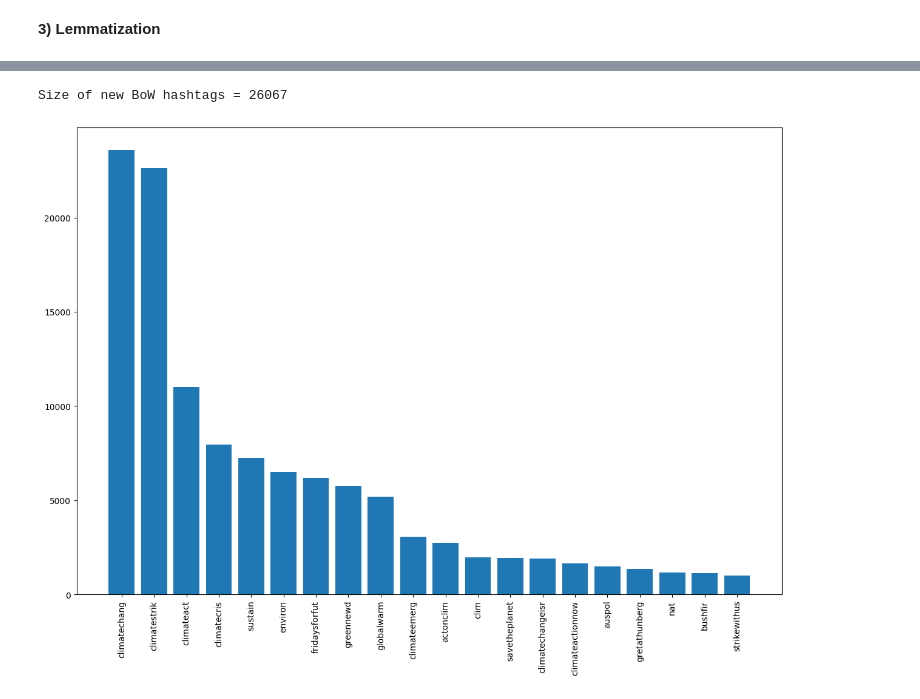
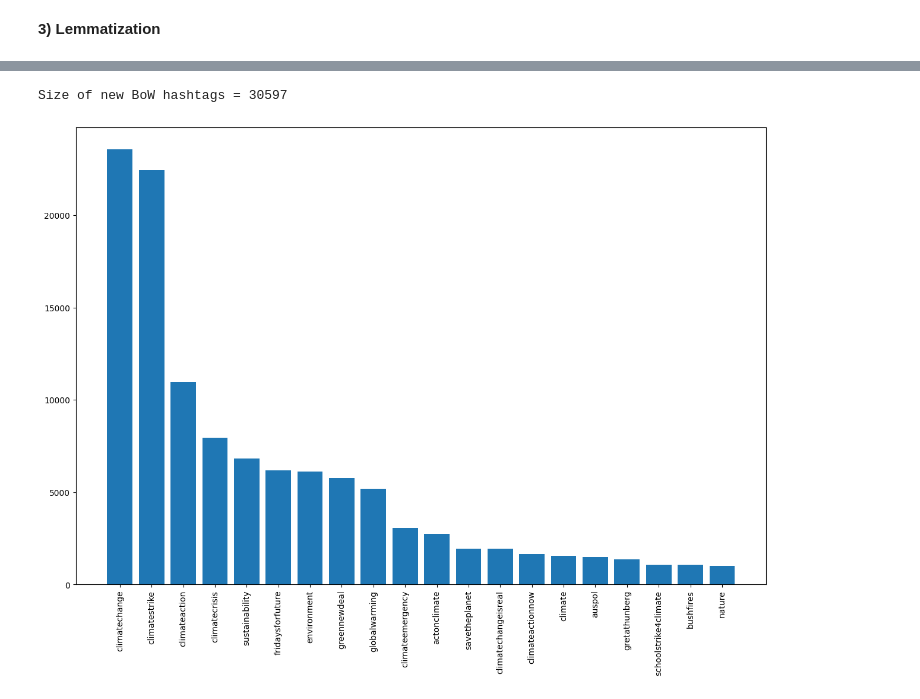
Before and after one commit to maestria-ds-eafit/Trabajo2_almdatos, a Jupyter notebook: text_preparation_pynltk.ipynb, the cells around one changed output, grey strips where cells are left out. Saved outputs shown, nothing was run; the diff lists cells and outputs as text; code cells hidden in the pictures.

Commit message:
add Tweet

```diff
--- a/text_preparation_pynltk.ipynb
+++ b/text_preparation_pynltk.ipynb
@@ -71,3 +85,8 @@ df.head()
+# %%
+# Tokenize todo el contenido de 'text_tweet'
+all_tokens_text_tweet = []
+for t in df["tokens_text_tweet"]:
+    all_tokens_text_tweet.extend(t)
 # %%
 # Tokenize todo el contenido de 'text'
 all_tokens_text = []
@@ -78,6 +97,11 @@ for t in df["tokens_text"]:
 all_tokens_hashtags = []
 for t in df["tokes_hashtags"]:
     all_tokens_hashtags.extend(t)
+# %%
+# Tokenize todo el contenido de 'hashtags_tweet'
+all_tokens_hashtags_tweet = []
+for t in df["tokes_hashtags_tweet"]:
+    all_tokens_hashtags_tweet.extend(t)
 # %%
 print("all_tokens_text =", len(all_tokens_text))
 print("all_tokens_hashtags =", len(all_tokens_hashtags))
@@ -133,14 +193,17 @@ porter = PorterStemmer()
 lancaster = LancasterStemmer()
 
 # tokens_text = [porter.stem(w) for w in tokens_text]
-tokens_text = [lancaster.stem(w) for w in tokens_text]
+tokens_text = [lancaster.stem(w) for w in tokens_text_tweet]
 
 fdist = nltk.FreqDist(tokens_text)
 topwords = fdist.most_common(20)
-print("Size of new BoW text =", len(fdist))
+print("Size of new BoW text Stemming =", len(fdist))
 x, y = zip(*topwords)
-plt.figure(figsize=(15, 10))
-plt.bar(x, y)
-plt.xticks(rotation=90)
-plt.show()
+# plt.figure(figsize=(15, 10))
+# plt.bar(x, y)
+# plt.xticks(rotation=90)
+# plt.show()
+fig = px.bar(x=x, y=y, title = "BoW text_tweet Stemming", labels = {"x":"Text", "y":"Frecuency"})
+fig.update_xaxes(tickangle=270)
+fig.show()
 # %% [output]
@@ -152,15 +215,19 @@ Size of new BoW title = 55714
 porter = PorterStemmer()
 lancaster = LancasterStemmer()
 
-# tokens_hastags = [porter.stem(w) for w in tokens_text]
-tokens_hashtags = [lancaster.stem(w) for w in tokens_hashtags]
+#listax = [x.replace("#","") for x in tokens_hashtags_tweet]
+#tokens_hashtags = [porter.stem(w) for w in listax]
+tokens_hashtags = [lancaster.stem(w) for w in tokens_hashtags_tweet]
 
 fdist = nltk.FreqDist(tokens_hashtags)
 topwords = fdist.most_common(20)
 print("Size of new BoW hashtags =", len(fdist))
 x, y = zip(*topwords)
-plt.figure(figsize=(15, 10))
-plt.bar(x, y)
-plt.xticks(rotation=90)
-plt.show()
+# plt.figure(figsize=(15, 10))
+# plt.bar(x, y)
+# plt.xticks(rotation=90)
+# plt.show()
+fig = px.bar(x=x, y=y, title = "BoW text_hashtags Stemming", labels = {"x":"Hashtags", "y":"Frecuency"})
+fig.update_xaxes(tickangle=270)
+fig.show()
 # %% [output]
@@ -190,19 +257,20 @@ Size of new BoW text = 55495
 # %%
 # Lemmatization con NLTK
 
 wordnet_lemmatizer = WordNetLemmatizer()
 
+listax = [x.replace("#","") for x in tokens_hashtags]
 # tokens_hastags = [wordnet_lemmatizer.lemmatize(w, pos="v") for w in tokens_hastags ]
-tokens_hashtags = [wordnet_lemmatizer.lemmatize(w) for w in tokens_hashtags]
+tokens_hashtags = [wordnet_lemmatizer.lemmatize(w) for w in listax]
 
 fdist = nltk.FreqDist(tokens_hashtags)
 topwords = fdist.most_common(20)
 print("Size of new BoW hashtags =", len(fdist))
 x, y = zip(*topwords)
 plt.figure(figsize=(15, 10))
 plt.bar(x, y)
 plt.xticks(rotation=90)
 plt.show()
 # %% [output]
-Size of new BoW hashtags = 26067
+Size of new BoW hashtags = 30597
-[figure, old version]
+[figure, new version]
```
Also changed, not shown: parts of 14 cells of this notebook, 2 other files.
